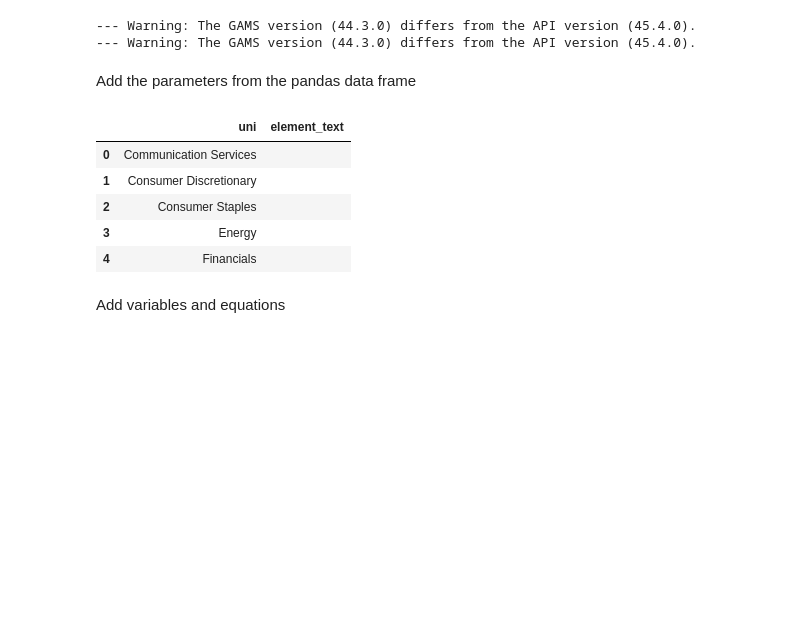
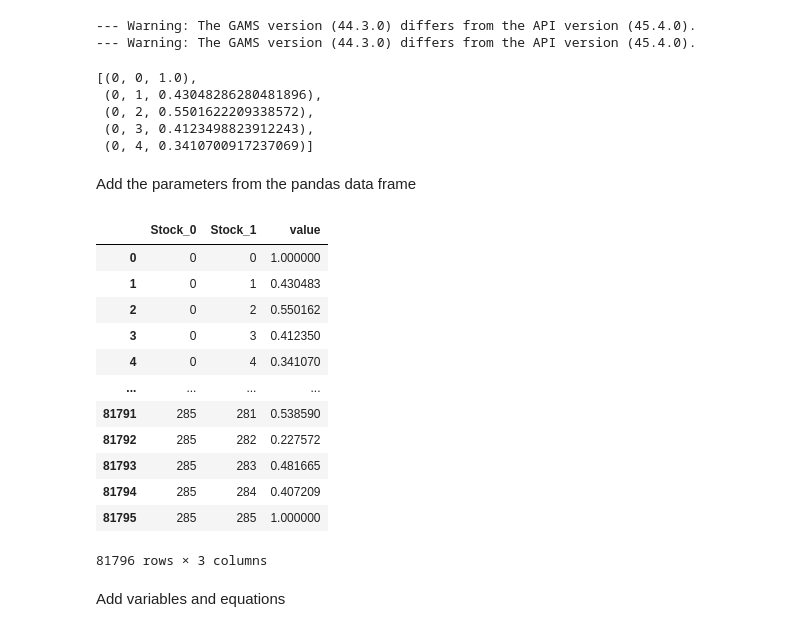
Before and after one commit to hproloff/final_proj_cs524, a Jupyter notebook: extra/project.ipynb, the cells around one changed output. Cells and saved outputs as stored; diff of their text form; code cells hidden in the pictures; blank space fills up the shorter version.

Commit message:
added flattened correlation matrix to GAMS

```diff
--- a/extra/project.ipynb
+++ b/extra/project.ipynb
@@ -156,0 +144,5 @@ final_stocks.head()
+# %%
+weekly_returns_reset = weekly_returns.reset_index()
+final_weekly_returns = weekly_returns_reset[final_stocks.index]
+corr_matrix = final_weekly_returns.corr()
+corr_matrix
@@ -201,28 +207,49 @@ scalars
 # %% [output]
 --- Warning: The GAMS version (44.3.0) differs from the API version (45.4.0).
 --- Warning: The GAMS version (44.3.0) differs from the API version (45.4.0).
+# %%
+flattened_corr_matrix = [(row_index, col_index, corr_matrix.iloc[row_index, col_index])
+                         for row_index in range(len(corr_matrix))
+                         for col_index in range(len(corr_matrix.columns))]
+# final_stocks.index
+flattened_corr_matrix[0:5]
+# %% [output]
+[(0, 0, 1.0),
+ (0, 1, 0.43048286280481896),
+ (0, 2, 0.5501622209338572),
+ (0, 3, 0.4123498823912243),
+ (0, 4, 0.3410700917237069)]
 # %% [markdown]
 Add the parameters from the pandas data frame
 # %%
 ticker = m.addSet('Stock', records=final_stocks.index)
 Sector_set = m.addSet('Sector', records=sector_stats.index)
 
 expected_return = m.addParameter('Expected_return', [ticker], records=final_stocks['expected_return'])
 volatility = m.addParameter('Volatility', [ticker], records=final_stocks['volatility'])
 beta_v = m.addParameter('beta_v', [ticker], records=final_stocks['beta'])
 sector = m.addParameter('Sector_v', [ticker], records=final_stocks['Sector_factor'])
 
 portfolio = m.addVariable('Portfolio', 'positive', [ticker])
 portfolio_return = m.addVariable('Portfolio_return')
 
-display(Sector_set.records.head())
+CorrelationMatrix = m.addParameter('CorrelationMatrix', [ticker, ticker], records=flattened_corr_matrix)
+
+display(CorrelationMatrix.records)
 # %% [output]
-|  | uni | element_text |
-| 0 | Communication Services |  |
-| 1 | Consumer Discretionary |  |
-| 2 | Consumer Staples |  |
-| 3 | Energy |  |
-| 4 | Financials |  |
+|  | Stock_0 | Stock_1 | value |
+| 0 | 0 | 0 | 1.000000 |
+| 1 | 0 | 1 | 0.430483 |
+| 2 | 0 | 2 | 0.550162 |
+| 3 | 0 | 3 | 0.412350 |
+| 4 | 0 | 4 | 0.341070 |
+| ... | ... | ... | ... |
+| 81791 | 285 | 281 | 0.538590 |
+| 81792 | 285 | 282 | 0.227572 |
+| 81793 | 285 | 283 | 0.481665 |
+| 81794 | 285 | 284 | 0.407209 |
+| 81795 | 285 | 285 | 1.000000 |
+81796 rows × 3 columns
 # %% [markdown]
 Add variables and equations
 # %%
```
Also changed, not shown: parts of 6 cells of this notebook.
